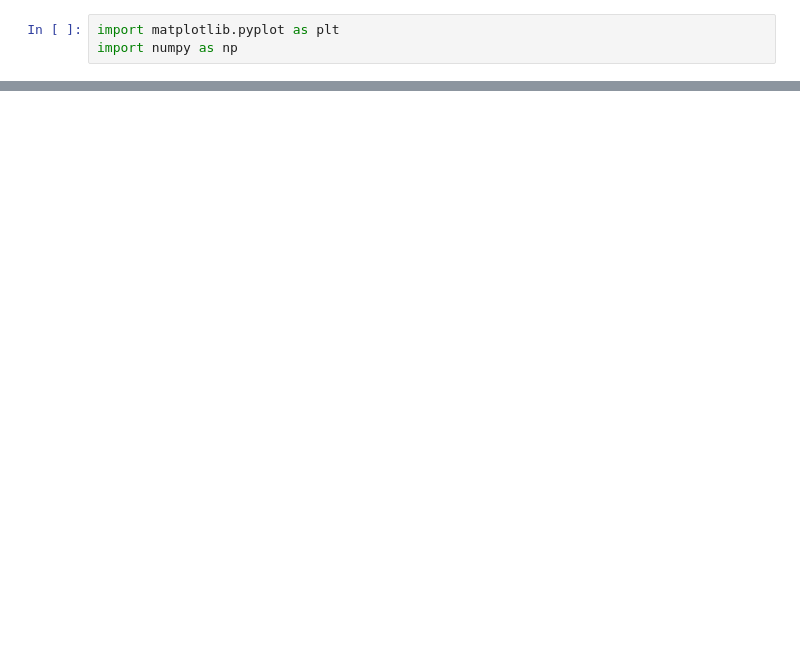
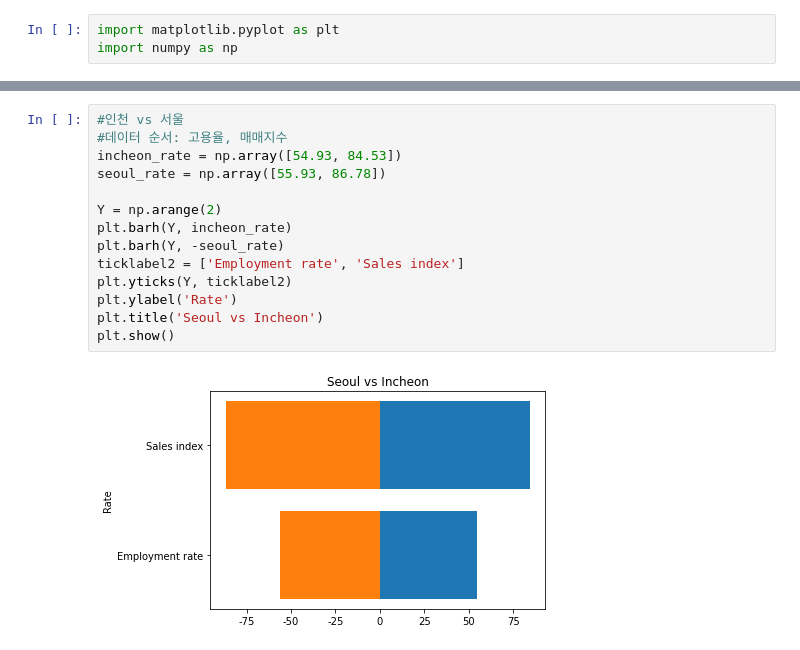
Before and after one commit to drizzle0171/DataBase_TeamProject, a Jupyter notebook: 시각화/양방향 막대 차트.ipynb, the cells around one changed output, grey strips where cells are left out. Cells and saved outputs as stored; diff of their text form; blank space fills up the shorter version.

```diff
--- a/시각화/양방향 막대 차트.ipynb
+++ b/시각화/양방향 막대 차트.ipynb
@@ -16,2 +24,18 @@ plt.show()
+# %%
+#인천 vs 서울
+#데이터 순서: 고용율, 매매지수
+incheon_rate = np.array([54.93, 84.53])
+seoul_rate = np.array([55.93, 86.78])
+
+Y = np.arange(2)
+plt.barh(Y, incheon_rate)
+plt.barh(Y, -seoul_rate)
+ticklabel2 = ['Employment rate', 'Sales index']
+plt.yticks(Y, ticklabel2)
+plt.ylabel('Rate')
+plt.title('Seoul vs Incheon')
+plt.show()
+# %% [output]
+[figure, added]
 # %%
 #인천 vs 부산
```
Also changed, not shown: parts of 6 cells of this notebook.
